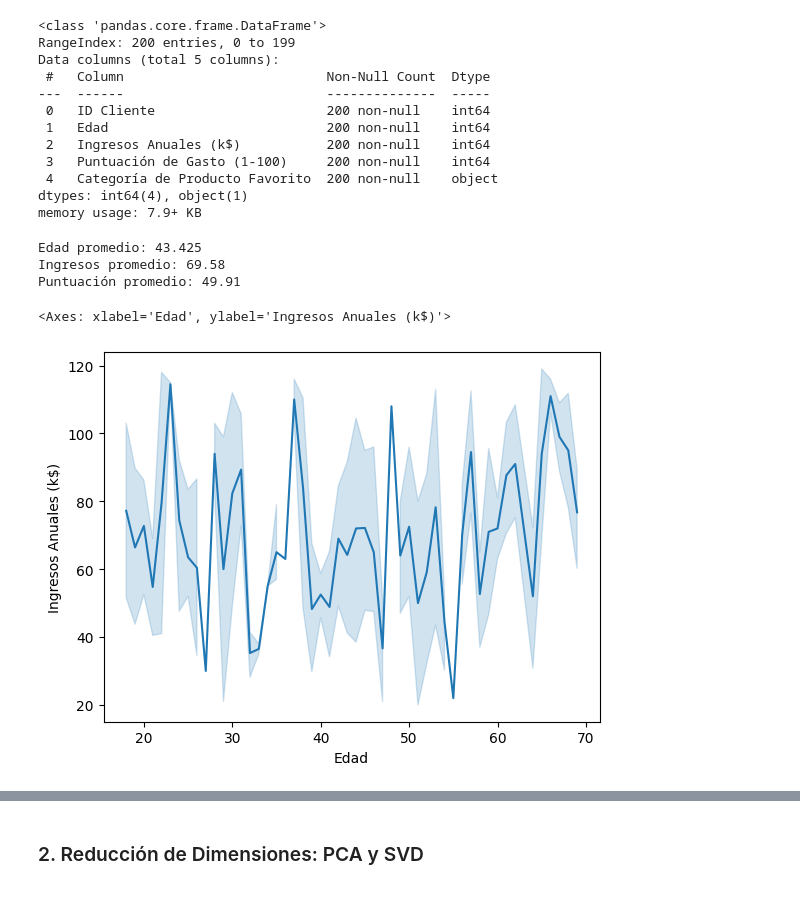
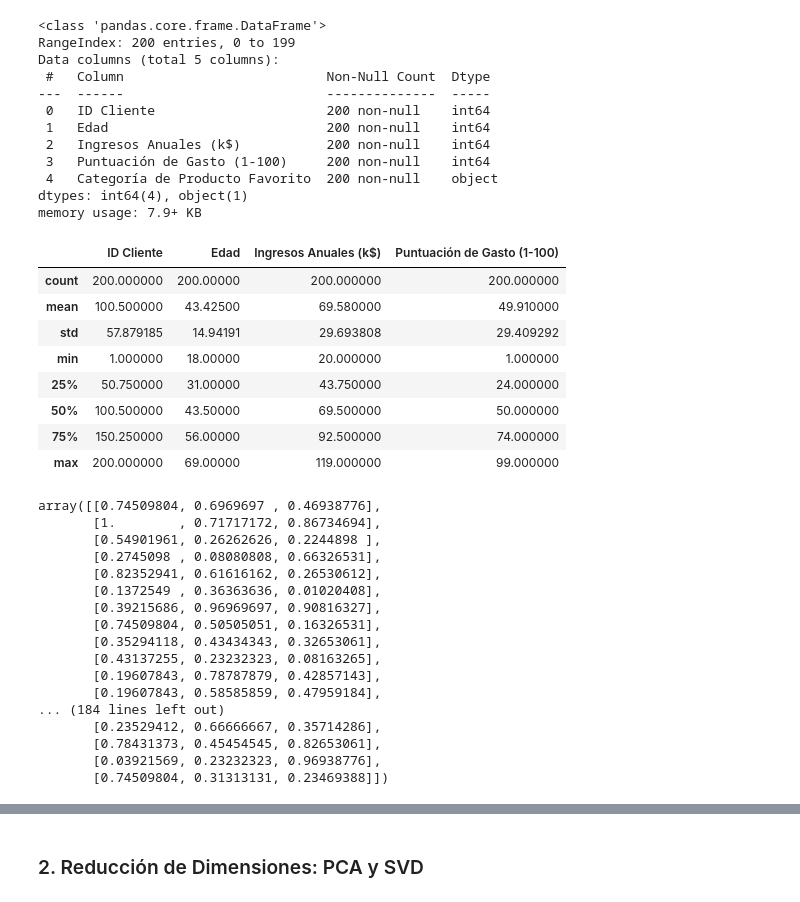
Before and after one commit to sorubadguy/Curso_data_y_machine, a Jupyter notebook: Día_12/Cuadernos para Prácticas/Proyecto del Día 12 - Análisis y Clasificación de Clientes.ipynb, the cells around one changed output, grey strips where cells are left out. Drawn from its saved outputs; the diff is of its cells as text; code cells hidden in the pictures.

```diff
--- a/Día_12/Cuadernos para Prácticas/Proyecto del Día 12 - Análisis y Clasificación de Clientes.ipynb
+++ b/Día_12/Cuadernos para Prácticas/Proyecto del Día 12 - Análisis y Clasificación de Clientes.ipynb
@@ -91,21 +91,37 @@ dtypes: int64(4), object(1)
 memory usage: 7.9+ KB
 # %%
 # Ver la descripción de las estadísticas básicas del dataset
-edad_promedio = clientes['Edad'].mean()
-ingresos_promedio = clientes['Ingresos Anuales (k$)'].mean()
-puntuacion_promedio = clientes['Puntuación de Gasto (1-100)'].mean()
-print("Edad promedio:", edad_promedio)
-print("Ingresos promedio:", ingresos_promedio)
-print("Puntuación promedio:", puntuacion_promedio)
-sns.lineplot(x='Edad', y='Ingresos Anuales (k$)', data=clientes)
+clientes.describe()
 # %% [output]
-Edad promedio: 43.425
-Ingresos promedio: 69.58
-Puntuación promedio: 49.91
-<Axes: xlabel='Edad', ylabel='Ingresos Anuales (k$)'>
-[figure, removed]
+|  | ID Cliente | Edad | Ingresos Anuales (k$) | Puntuación de Gasto (1-100) |
+| count | 200.000000 | 200.00000 | 200.000000 | 200.000000 |
+| mean | 100.500000 | 43.42500 | 69.580000 | 49.910000 |
+| std | 57.879185 | 14.94191 | 29.693808 | 29.409292 |
+| min | 1.000000 | 18.00000 | 20.000000 | 1.000000 |
+| 25% | 50.750000 | 31.00000 | 43.750000 | 24.000000 |
+| 50% | 100.500000 | 43.50000 | 69.500000 | 50.000000 |
+| 75% | 150.250000 | 56.00000 | 92.500000 | 74.000000 |
+| max | 200.000000 | 69.00000 | 119.000000 | 99.000000 |
 # %%
 # Normalizar los datos
-clientes['Edad'] = clientes['Edad'] / 100
-clientes['Ingresos Anuales (k$)'] = clientes['Ingresos Anuales (k$)'] / 1000
-clientes['Puntuación de Gasto (1-100)'] = clientes['Puntuación de Gasto (1-100)'] / 100
+escalador = MinMaxScaler()
+clientes_escalados = escalador.fit_transform(clientes[['Edad', 'Ingresos Anuales (k$)', 'Puntuación de Gasto (1-100)']])
+clientes_escalados
+# %% [output]
+array([[0.74509804, 0.6969697 , 0.46938776],
+       [1.        , 0.71717172, 0.86734694],
+       [0.54901961, 0.26262626, 0.2244898 ],
+       [0.2745098 , 0.08080808, 0.66326531],
+       [0.82352941, 0.61616162, 0.26530612],
+       [0.1372549 , 0.36363636, 0.01020408],
+       [0.39215686, 0.96969697, 0.90816327],
+       [0.74509804, 0.50505051, 0.16326531],
+       [0.35294118, 0.43434343, 0.32653061],
+       [0.43137255, 0.23232323, 0.08163265],
+       [0.19607843, 0.78787879, 0.42857143],
+       [0.19607843, 0.58585859, 0.47959184],
+... (184 lines left out)
+       [0.23529412, 0.66666667, 0.35714286],
+       [0.78431373, 0.45454545, 0.82653061],
+       [0.03921569, 0.23232323, 0.96938776],
+       [0.74509804, 0.31313131, 0.23469388]])
```
Also changed, not shown: parts of 10 cells of this notebook, 1 other file.
